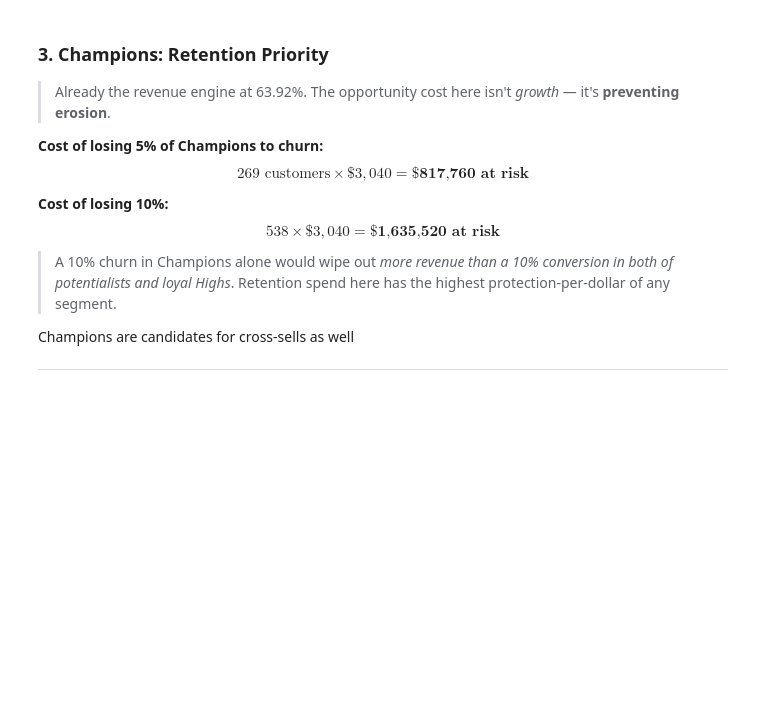
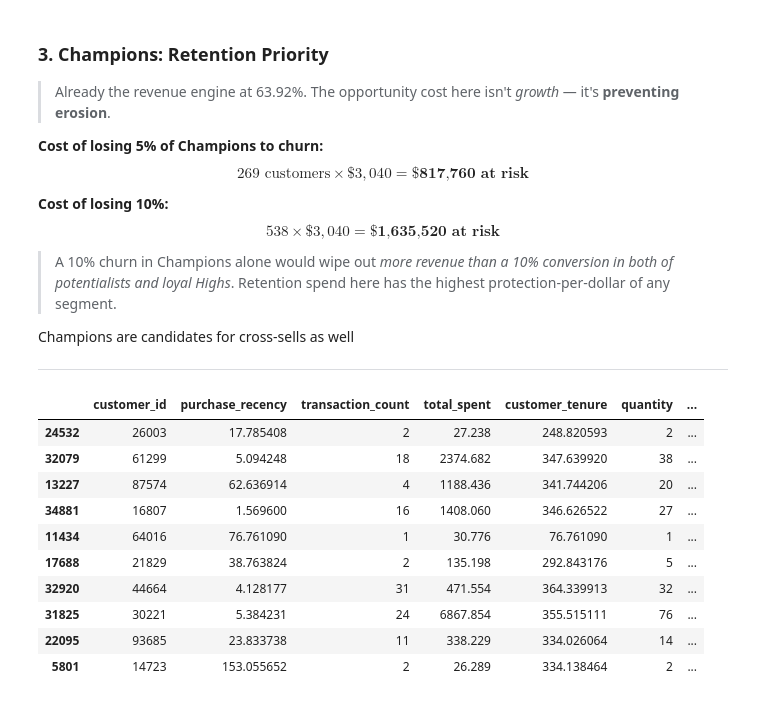
Before and after one commit to Danny-Dalo/Ecommerce-CLV-Prediction, a Jupyter notebook: notebooks/segmentation_analysis.ipynb, the cells around one changed output. Drawn from its saved outputs; the diff is of its cells as text; code cells hidden in the pictures; blank space fills up the shorter version.

```diff
--- a/notebooks/segmentation_analysis.ipynb
+++ b/notebooks/segmentation_analysis.ipynb
@@ -1,7 +1,7 @@
 # %%
 import pandas as pd
 import numpy as np
-df = pd.read_parquet("../data/processed/cleaned_clv_data.parquet")
+df = pd.read_parquet("../data/processed/cleaned_clv_data.parquet").drop(columns="future_spend")
 # %% [markdown]
 ### The time period for the data used here is 1 year (2021)
 # %%
@@ -71,7 +70,8 @@ Top 50% customers generate 96.87% of revenue
 
 Assigning scores based on different values of RFM (e.g 5-5-5 means high recency, high frequency and total monetary value)
 # %%
-RFM = df[["customer_id", "purchase_recency", "transaction_count", "total_spent", "customer_tenure"]].copy()
+RFM = df[["customer_id", "purchase_recency", "transaction_count", "total_spent",
+           "customer_tenure", "quantity", "avg_order_value"]].copy()
 # %% [markdown]
 ## 1. Recency Score (1-5)
 
@@ -150,7 +150,7 @@ r, f, m = RFM["recency_score"], RFM["frequency_score"], RFM["monetary_score"]
 RFM["segment_label"] = np.select(
     [
         (r >= 4) & (f >= 4) & (m == 5),     # Champions ->  Recent, frequent, top spenders — your best customers, driving the most revenue
-        (r >= 4) & (f >= 3) & (m >= 4),     # Loyal High Value ->   Consistently active, high spend — reliable core customers with strong retention
+        (r >= 4) & (f >= 3) & (m >= 5),     # Loyal High Value ->   Consistently active, high spend — reliable core customers with strong retention
         (r <= 2) & (f <= 3) & (m >= 4),     # Lost High Value ->    Once high-spend but haven't returned — high ROI target for win-back campaigns
         (r >= 4) & (f <= 2),                # New / One-time -> Bought recently but only once or twice — need nurturing to become repeat buyers
         (r >= 3) & (f >= 4) & (m >= 4),     # Potential Loyalists -> Strong RFM profile but not quite Champions yet — close to tipping into loyal
@@ -282,3 +282,17 @@ $$538 \times \$3{,}040 = \textbf{\$1,635,520 at risk}$$
 Champions are candidates for cross-sells as well
 
 ---
+# %%
+RFM.sample(10)
+# %% [output]
+|  | customer_id | purchase_recency | transaction_count | total_spent | customer_tenure | quantity | ... |
+| 24532 | 26003 | 17.785408 | 2 | 27.238 | 248.820593 | 2 | ... |
+| 32079 | 61299 | 5.094248 | 18 | 2374.682 | 347.639920 | 38 | ... |
+| 13227 | 87574 | 62.636914 | 4 | 1188.436 | 341.744206 | 20 | ... |
+| 34881 | 16807 | 1.569600 | 16 | 1408.060 | 346.626522 | 27 | ... |
+| 11434 | 64016 | 76.761090 | 1 | 30.776 | 76.761090 | 1 | ... |
+| 17688 | 21829 | 38.763824 | 2 | 135.198 | 292.843176 | 5 | ... |
+| 32920 | 44664 | 4.128177 | 31 | 471.554 | 364.339913 | 32 | ... |
+| 31825 | 30221 | 5.384231 | 24 | 6867.854 | 355.515111 | 76 | ... |
+| 22095 | 93685 | 23.833738 | 11 | 338.229 | 334.026064 | 14 | ... |
+| 5801 | 14723 | 153.055652 | 2 | 26.289 | 334.138464 | 2 | ... |
```
Also changed, not shown: parts of 5 cells of this notebook.
